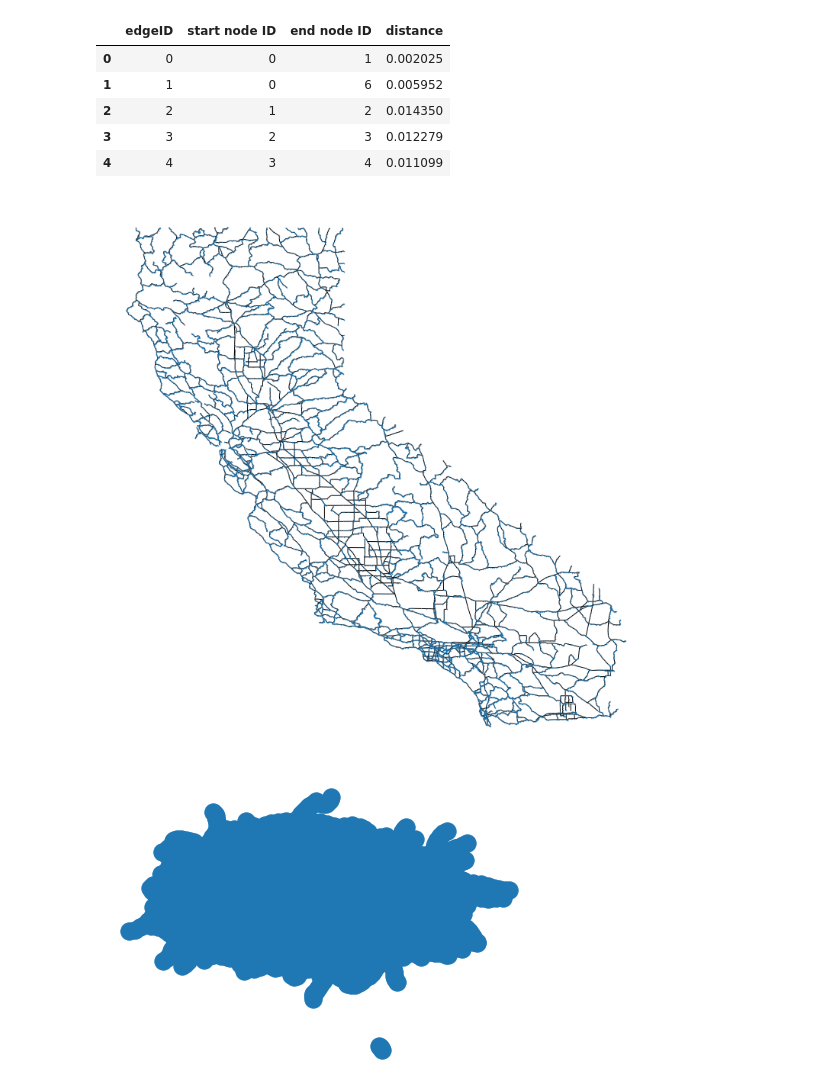
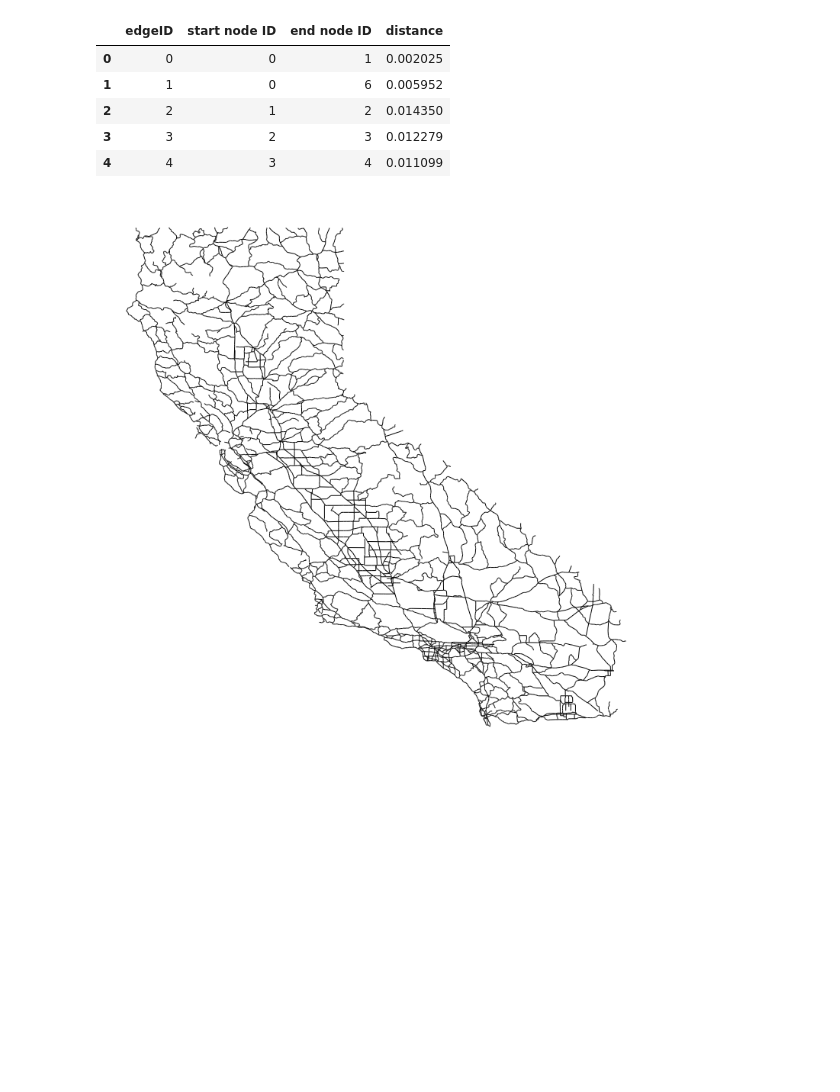
Before and after one commit to Jimmeeee/NA-project, a Jupyter notebook: notebooks/project.ipynb, the cells around one changed output. Drawn from its saved outputs; the diff is of its cells as text; code cells hidden in the pictures; blank space fills up the shorter version.

```diff
--- a/notebooks/project.ipynb
+++ b/notebooks/project.ipynb
@@ -30,16 +30,12 @@ G = nx.Graph()
 # %%
 for i ,row in df_nodes.iterrows():
     G.add_node(int(row["nodeID"]), pos = (row["longitude"], row["latitude"]))
-# %%
-plt.figure(1, figsize=(10,10))
-pos = nx.get_node_attributes(G, 'pos')
-nx.draw(G, pos, node_size = 0.1)
-# %% [output]
-[figure, removed]
 # %%
 for i, row in df_edges.iterrows():
     G.add_edge(int(row["start node ID"]), int(row["end node ID"])) #
-# %%
-nx.draw(G, node_size = 0.1) #do not run
-# %% [output]
-[figure, removed]
+# %%
+plt.figure(1, figsize=(10,10))
+pos = nx.get_node_attributes(G, 'pos')
+nx.draw(G, pos, node_size = 0.0)
+# %% [output]
+[figure, added]
```
Also changed, not shown: 1 other file.
